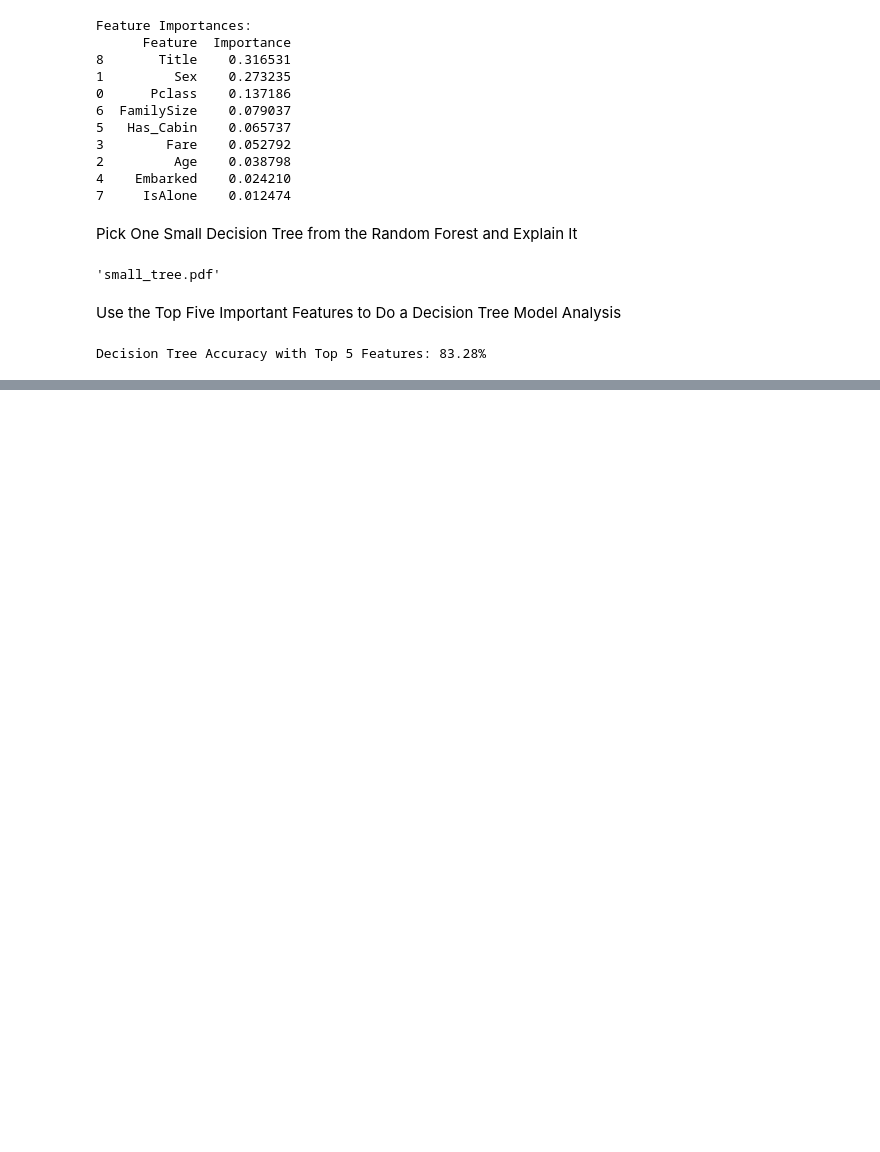
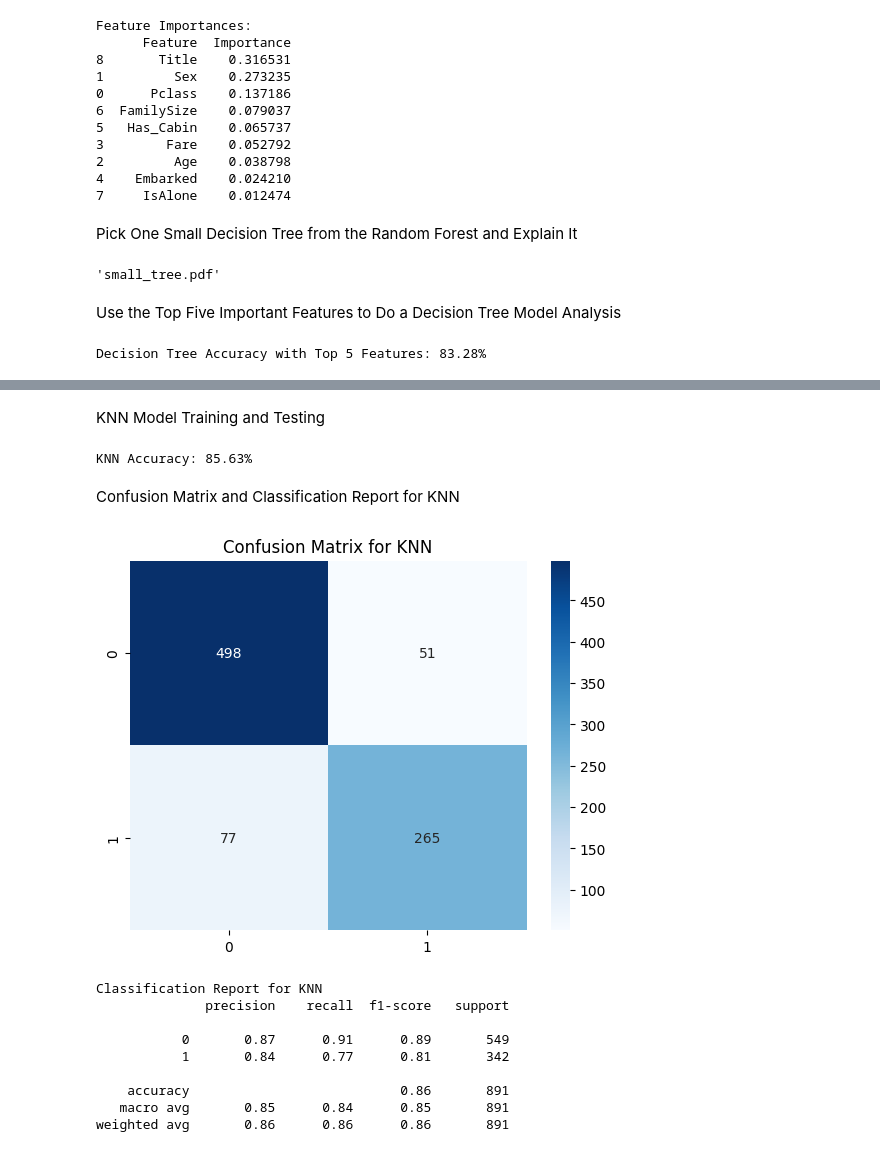
Before and after one commit to ElahehBeheshti/Random-Forest-and-KNN, a Jupyter notebook: Projects/RandomForest&KNN.ipynb, the cells around one changed output, grey strips where cells are left out. Saved outputs shown, nothing was run; the diff lists cells and outputs as text; code cells hidden in the pictures; blank space fills up the shorter version.

```diff
--- a/Projects/RandomForest&KNN.ipynb
+++ b/Projects/RandomForest&KNN.ipynb
@@ -282,0 +295,40 @@ Decision Tree Accuracy with Top 5 Features: 83.28%
+# %% [markdown]
+KNN Model Training and Testing
+# %%
+# KNN Classifier
+knn = KNeighborsClassifier(n_neighbors=5)  # Choose 5 as the default number of neighbors
+knn.fit(x_train, y_train)  # Train the KNN model on the training data
+
+# Predicting results using KNN
+y_pred_knn = knn.predict(x_test)
+
+# Evaluate KNN Model
+train_pred_knn = knn.predict(x_train)
+acc_knn = round(accuracy_score(y_train, train_pred_knn) * 100, 2)
+
+print(f"KNN Accuracy: {acc_knn}%")
+# %% [output]
+KNN Accuracy: 85.63%
+# %% [markdown]
+Confusion Matrix and Classification Report for KNN
+# %%
+# Confusion Matrix
+cm_knn = confusion_matrix(y_train, train_pred_knn)
+sns.heatmap(cm_knn, annot=True, fmt='d', cmap='Blues')
+plt.title("Confusion Matrix for KNN")
+plt.show()
+
+# Classification Report
+print("Classification Report for KNN")
+print(classification_report(y_train, train_pred_knn))
+# %% [output]
+[figure, added]
+Classification Report for KNN
+              precision    recall  f1-score   support
+
+           0       0.87      0.91      0.89       549
+           1       0.84      0.77      0.81       342
+
+    accuracy                           0.86       891
+   macro avg       0.85      0.84      0.85       891
+weighted avg       0.86      0.86      0.86       891
```
Also changed, not shown: parts of 5 cells of this notebook.
